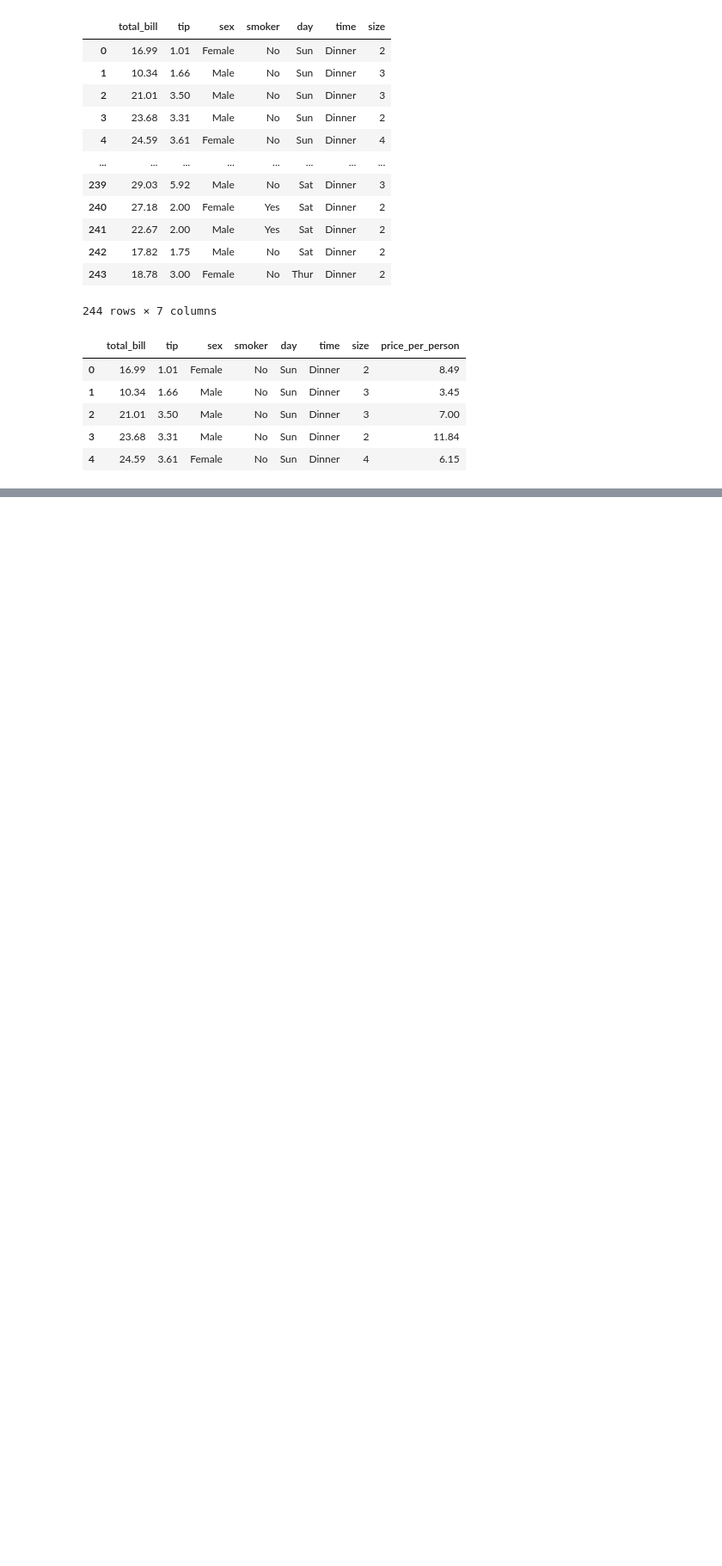
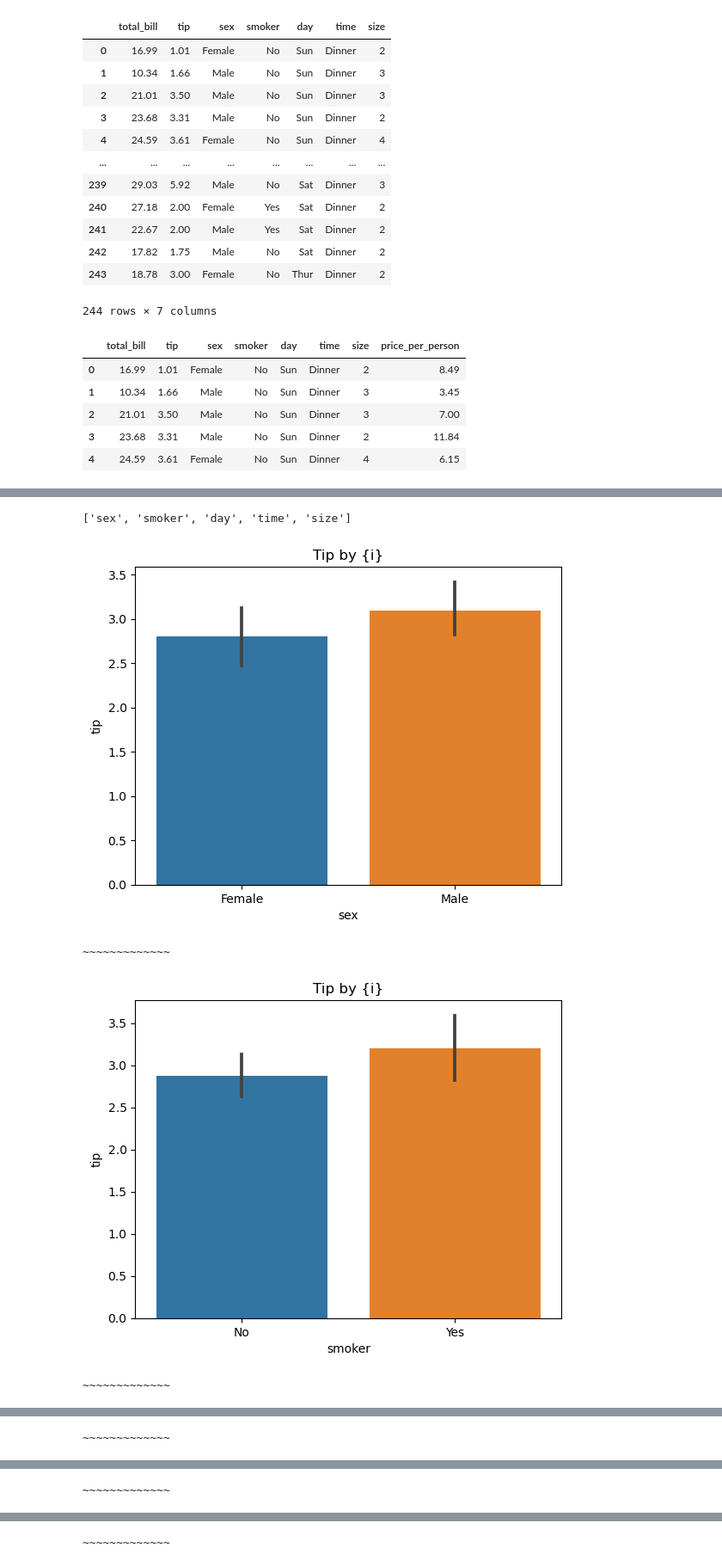
Before and after one commit to emichaudiv/regression-excercises, a Jupyter notebook: feature_engineering.ipynb, the cells around one changed output, grey strips where cells are left out. Shown: that part at 86% size. Drawn from its saved outputs; the diff is of its cells as text; code cells hidden in the pictures; blank space fills up the shorter version.

```diff
--- a/feature_engineering.ipynb
+++ b/feature_engineering.ipynb
@@ -51,0 +44,4 @@ array=[ 1.01  1.66  3.5   3.31  3.61  4.71  2.    3.12  1.96  3.23  1.71  5.
+# %%
+train_val,test = train_test_split(data,train_size=0.8,random_state=1349)
+train, validate = train_test_split(train_val,train_size = 0.7,random_state=1349)
+train.shape,validate.shape,test.shape
@@ -51,0 +50,2 @@ array=[ 1.01  1.66  3.5   3.31  3.61  4.71  2.    3.12  1.96  3.23  1.71  5.
+# %%
+X_train,y_train = train.drop(columns='tip'),train[['tip']]
@@ -51,0 +60,11 @@ array=[ 1.01  1.66  3.5   3.31  3.61  4.71  2.    3.12  1.96  3.23  1.71  5.
+# %%
+num_cols,cat_cols = [],[]
+
+for i in X_train.columns:
+    if np.issubdtype(X_train[i],np.number):
+        if X_train[i].value_counts().shape[0]>5:
+            num_cols.append(i)
+        else:
+            cat_cols.append(i)
+    else:
+        cat_cols.append(i)
@@ -51,0 +75,15 @@ array=[ 1.01  1.66  3.5   3.31  3.61  4.71  2.    3.12  1.96  3.23  1.71  5.
+# %%
+cat_cols
+# %% [output]
+['sex', 'smoker', 'day', 'time', 'size']
+# %%
+for i in cat_cols:
+    sns.barplot(data=train,x=i,y='tip')
+    plt.title("Tip by {i}")
+    plt.show()
+    print('~~~~~~~~~~~~~')
+# %% [output]
+[figure, added]
+~~~~~~~~~~~~~
+[figure, added]
+~~~~~~~~~~~~~
@@ -51,0 +91 @@ array=[ 1.01  1.66  3.5   3.31  3.61  4.71  2.    3.12  1.96  3.23  1.71  5.
+~~~~~~~~~~~~~
@@ -51,0 +93 @@ array=[ 1.01  1.66  3.5   3.31  3.61  4.71  2.    3.12  1.96  3.23  1.71  5.
+~~~~~~~~~~~~~
@@ -51,0 +95 @@ array=[ 1.01  1.66  3.5   3.31  3.61  4.71  2.    3.12  1.96  3.23  1.71  5.
+~~~~~~~~~~~~~
```
Also changed, not shown: parts of 21 cells of this notebook.
